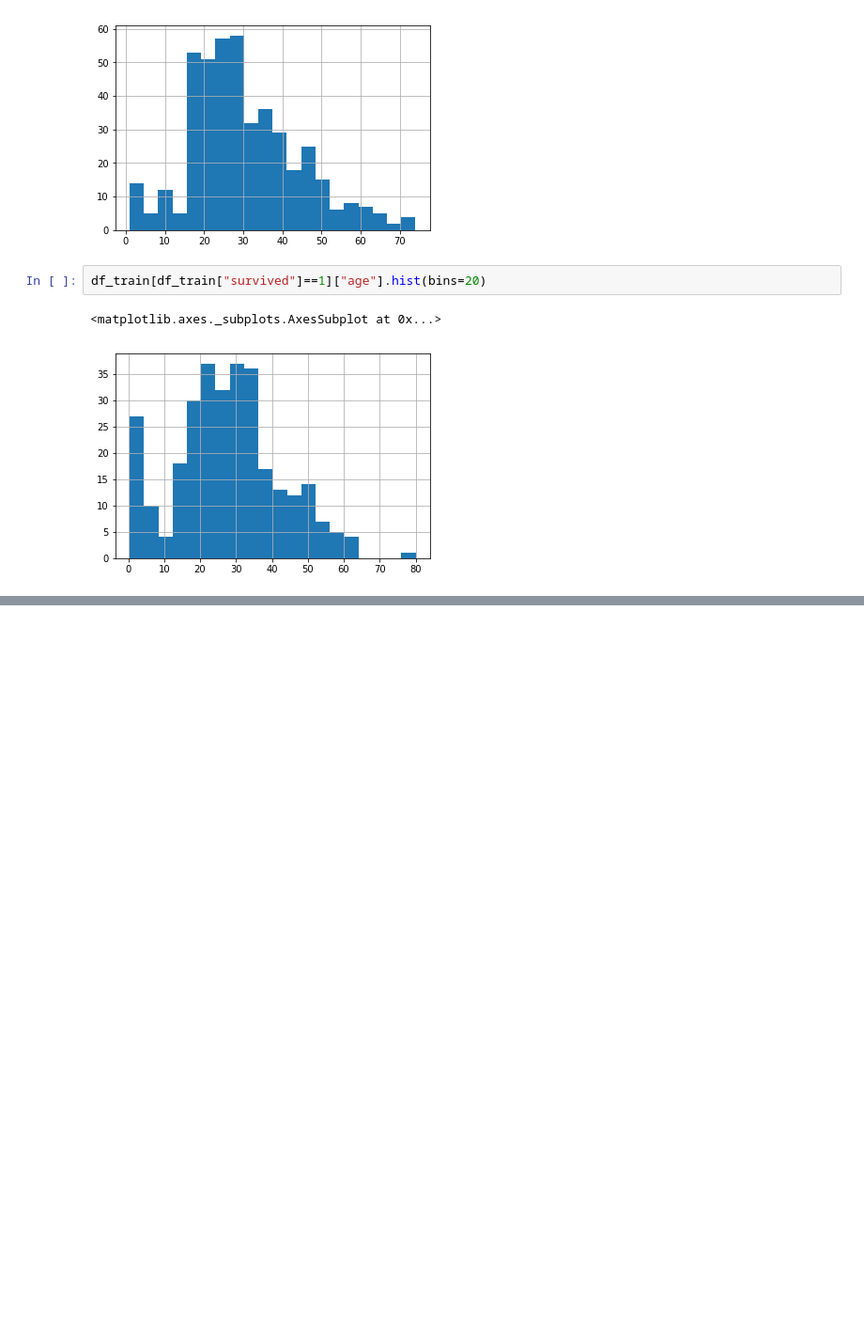
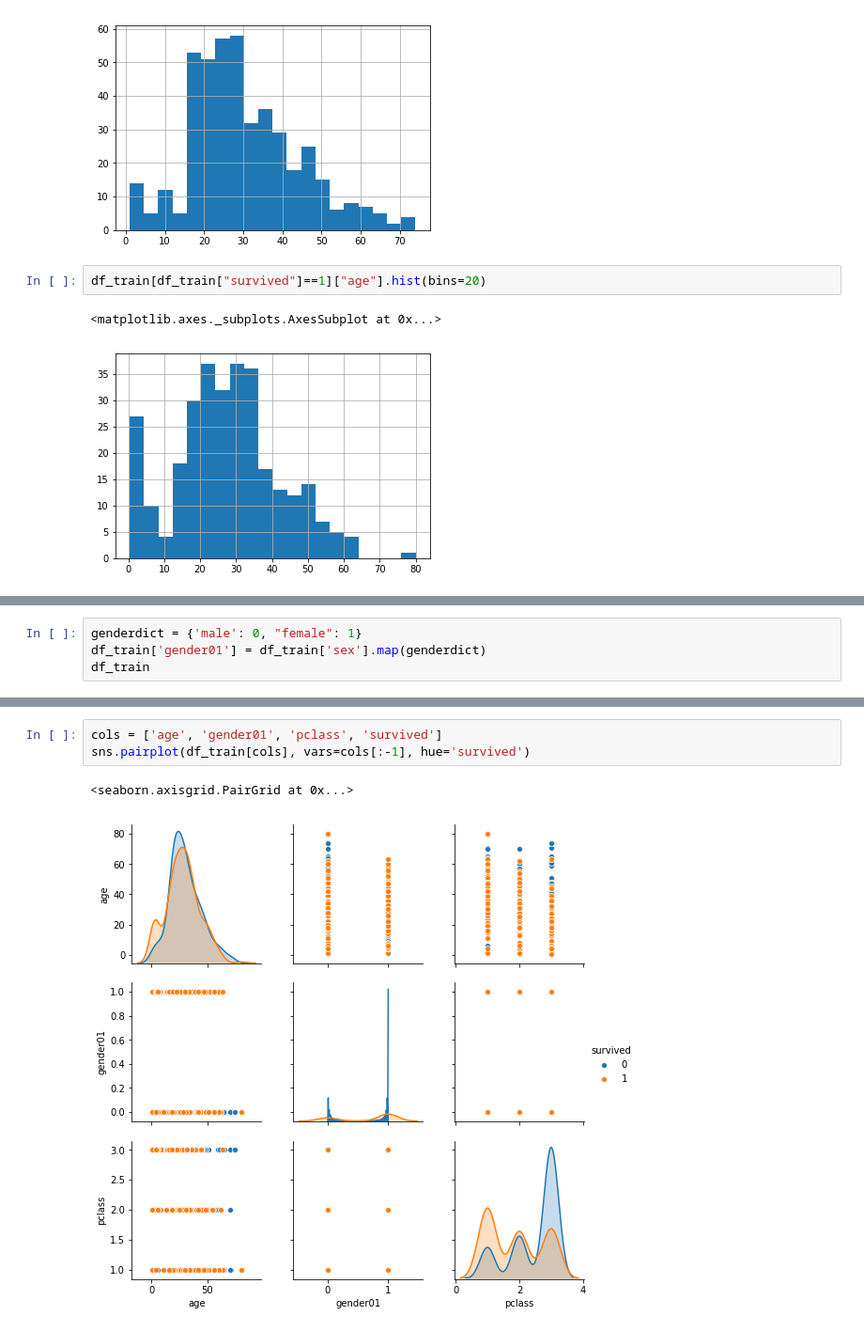
Before and after one commit to cargox/dojo_data_science, a Jupyter notebook: Titanic/DS_DOJO_01_03_2019.ipynb, the cells around one changed output, grey strips where cells are left out. Shown at 94% size. Saved outputs shown, nothing was run; the diff lists cells and outputs as text; blank space fills up the shorter version.

```diff
--- a/Titanic/DS_DOJO_01_03_2019.ipynb
+++ b/Titanic/DS_DOJO_01_03_2019.ipynb
@@ -519,0 +806,4 @@ df_train[df_train["survived"]==1]["age"].hist(bins=20)
+# %%
+genderdict = {'male': 0, "female": 1}
+df_train['gender01'] = df_train['sex'].map(genderdict)
+df_train
@@ -519,0 +833,6 @@ df_train[df_train["survived"]==1]["age"].hist(bins=20)
+# %%
+cols = ['age', 'gender01', 'pclass', 'survived']
+sns.pairplot(df_train[cols], vars=cols[:-1], hue='survived')
+# %% [output]
+<seaborn.axisgrid.PairGrid at 0x...>
+[figure, added]
```
Also changed, not shown: parts of 38 cells of this notebook.
